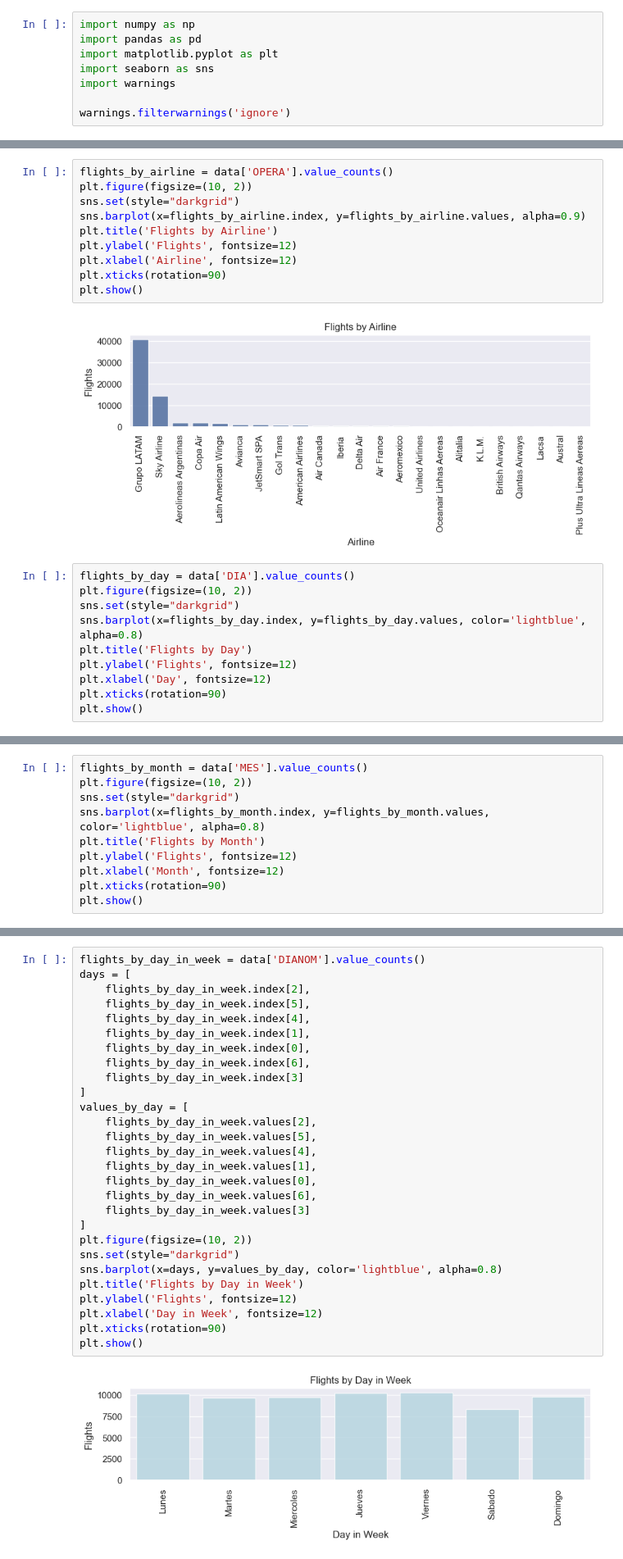
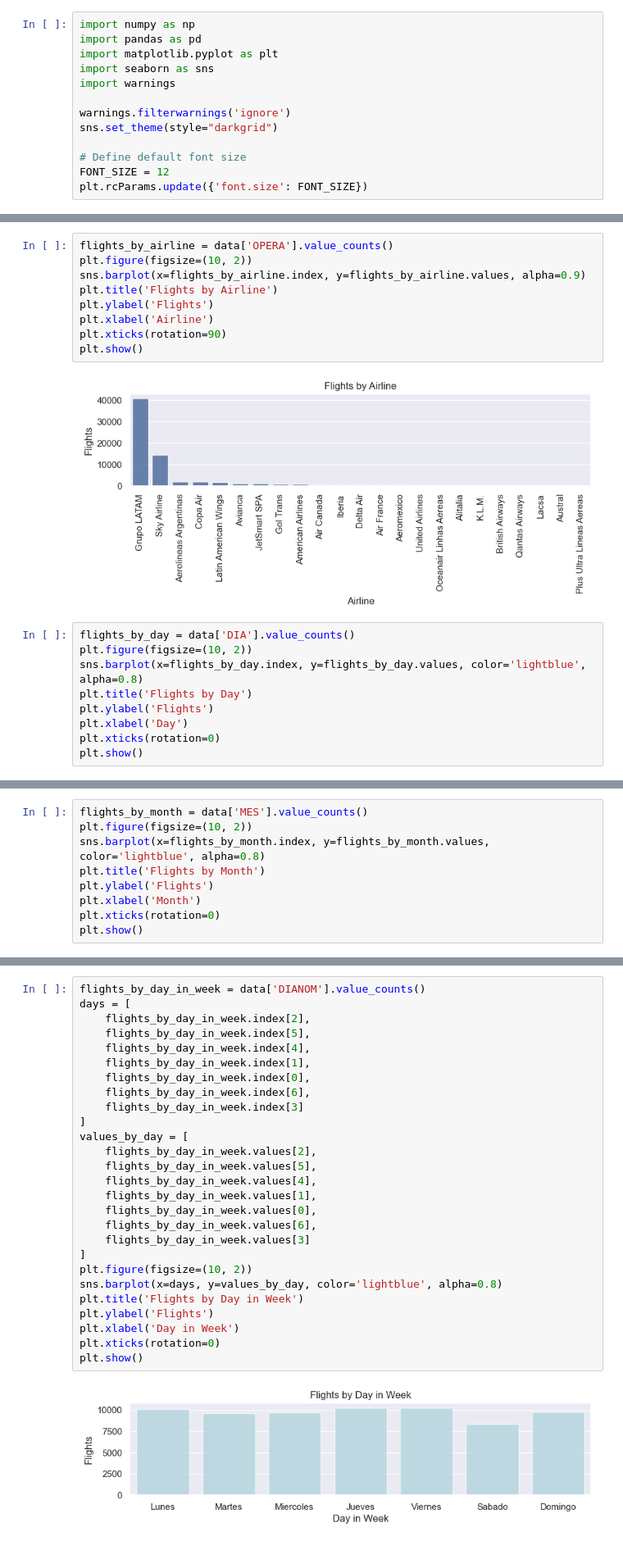
Before and after one commit to kelvinojedaepn/challenge_MLE, a Jupyter notebook: challenge/exploration.ipynb, the cells around one changed output, grey strips where cells are left out. Shown at 82% size. Saved outputs shown, nothing was run; the diff lists cells and outputs as text.

```diff
--- a/challenge/exploration.ipynb
+++ b/challenge/exploration.ipynb
@@ -6,6 +6,11 @@ import seaborn as sns
 import warnings
 
 warnings.filterwarnings('ignore')
+sns.set_theme(style="darkgrid")
+
+# Define default font size
+FONT_SIZE = 12
+plt.rcParams.update({'font.size': FONT_SIZE})
 # %% [markdown]
 ## 0. Load Data
 # %%
@@ -36,11 +41,10 @@ memory usage: 9.4+ MB
 # %%
 flights_by_airline = data['OPERA'].value_counts()
 plt.figure(figsize=(10, 2))
-sns.set(style="darkgrid")
 sns.barplot(x=flights_by_airline.index, y=flights_by_airline.values, alpha=0.9)
 plt.title('Flights by Airline')
-plt.ylabel('Flights', fontsize=12)
-plt.xlabel('Airline', fontsize=12)
+plt.ylabel('Flights')
+plt.xlabel('Airline')
 plt.xticks(rotation=90)
 plt.show()
 # %% [output]
@@ -48,11 +52,10 @@ plt.show()
 # %%
 flights_by_day = data['DIA'].value_counts()
 plt.figure(figsize=(10, 2))
-sns.set(style="darkgrid")
 sns.barplot(x=flights_by_day.index, y=flights_by_day.values, color='lightblue', alpha=0.8)
 plt.title('Flights by Day')
-plt.ylabel('Flights', fontsize=12)
-plt.xlabel('Day', fontsize=12)
-plt.xticks(rotation=90)
+plt.ylabel('Flights')
+plt.xlabel('Day')
+plt.xticks(rotation=0)
 plt.show()
 # %% [output]
@@ -60,11 +63,10 @@ plt.show()
 # %%
 flights_by_month = data['MES'].value_counts()
 plt.figure(figsize=(10, 2))
-sns.set(style="darkgrid")
 sns.barplot(x=flights_by_month.index, y=flights_by_month.values, color='lightblue', alpha=0.8)
 plt.title('Flights by Month')
-plt.ylabel('Flights', fontsize=12)
-plt.xlabel('Month', fontsize=12)
-plt.xticks(rotation=90)
+plt.ylabel('Flights')
+plt.xlabel('Month')
+plt.xticks(rotation=0)
 plt.show()
 # %% [output]
@@ -72,32 +74,31 @@ plt.show()
 # %%
 flights_by_day_in_week = data['DIANOM'].value_counts()
 days = [
     flights_by_day_in_week.index[2],
     flights_by_day_in_week.index[5],
     flights_by_day_in_week.index[4],
     flights_by_day_in_week.index[1],
     flights_by_day_in_week.index[0],
     flights_by_day_in_week.index[6],
     flights_by_day_in_week.index[3]
 ]
 values_by_day = [
     flights_by_day_in_week.values[2],
     flights_by_day_in_week.values[5],
     flights_by_day_in_week.values[4],
     flights_by_day_in_week.values[1],
     flights_by_day_in_week.values[0],
     flights_by_day_in_week.values[6],
     flights_by_day_in_week.values[3]
 ]
 plt.figure(figsize=(10, 2))
-sns.set(style="darkgrid")
 sns.barplot(x=days, y=values_by_day, color='lightblue', alpha=0.8)
 plt.title('Flights by Day in Week')
-plt.ylabel('Flights', fontsize=12)
-plt.xlabel('Day in Week', fontsize=12)
-plt.xticks(rotation=90)
+plt.ylabel('Flights')
+plt.xlabel('Day in Week')
+plt.xticks(rotation=0)
 plt.show()
 # %% [output]
-[figure, old version]
+[figure, new version]
 # %%
 flights_by_type = data['TIPOVUELO'].value_counts()
```
Also changed, not shown: parts of 43 cells of this notebook.
